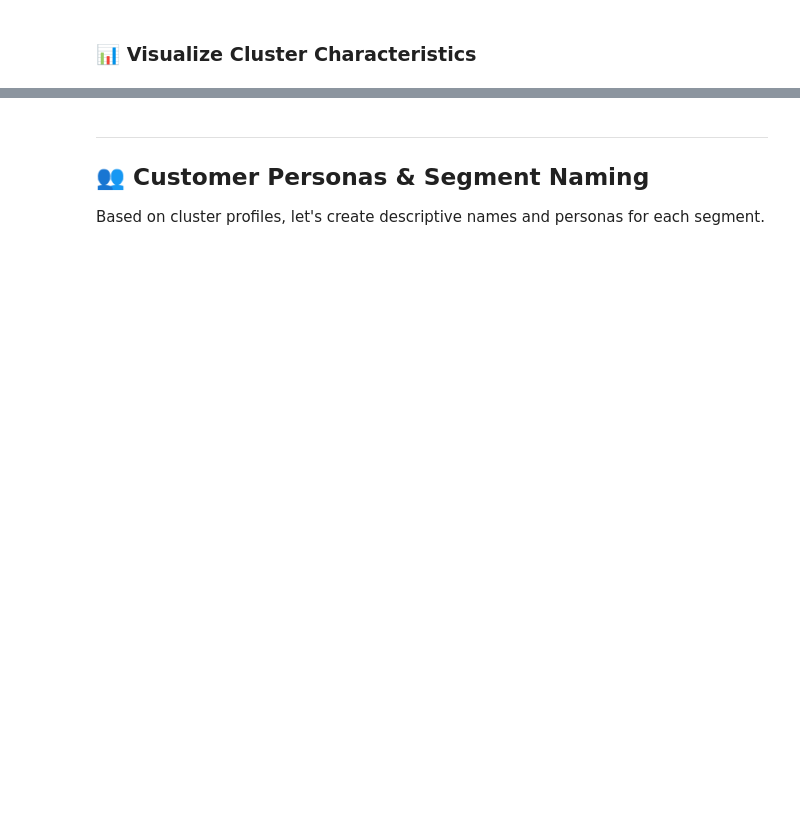
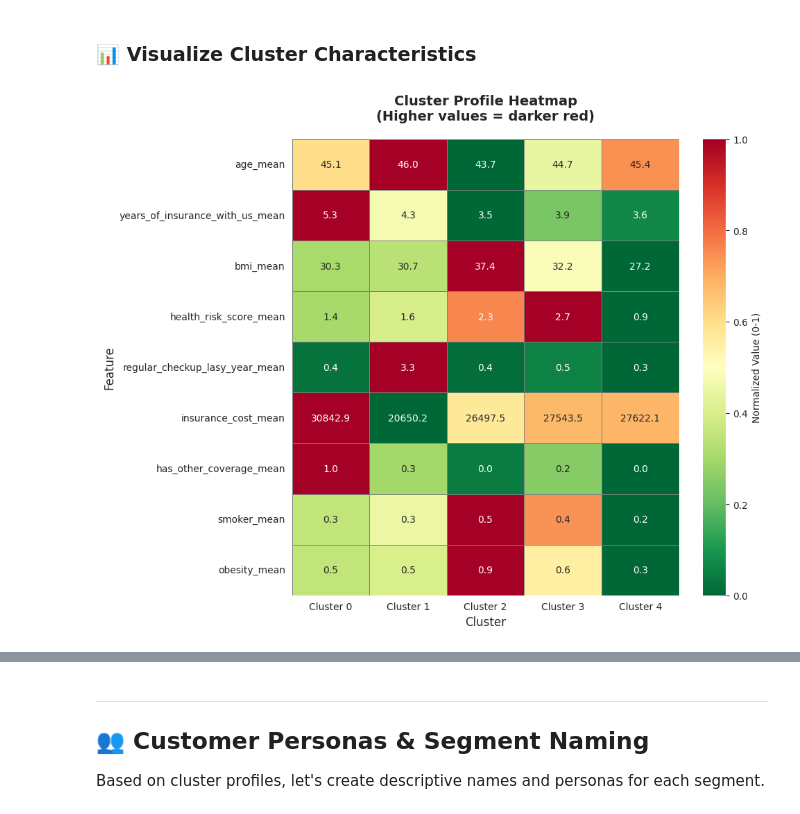
Before and after one commit to getgreater85/insurance-cx-portfolio, a Jupyter notebook: notebooks/phase2/01_customer_segmentation.ipynb, the cells around one changed output, grey strips where cells are left out. Drawn from its saved outputs; the diff is of its cells as text; code cells hidden in the pictures; blank space fills up the shorter version.

```diff
--- a/notebooks/phase2/01_customer_segmentation.ipynb
+++ b/notebooks/phase2/01_customer_segmentation.ipynb
@@ -57,6 +59,6 @@ print("✓ Libraries imported successfully")
 # %%
 # Load cleaned data from Phase 1
-df = pd.read_csv('../../data/processed/insurance_data_clean.csv')
+df = pd.read_csv('/content/sample_data/insurance_data_clean.csv')
 
 print(f"Dataset loaded: {df.shape[0]:,} customers × {df.shape[1]} features")
 print(f"\nFirst few rows:")
@@ -373,33 +488,37 @@ print(cluster_profile[['size', 'pct_of_total']])
 ### 📊 Visualize Cluster Characteristics
 # %%
 # Create heatmap of cluster profiles
-# Select key metrics for heatmap
-heatmap_cols = [
-    'age', 'years_of_insurance_with_us', 'bmi', 'health_risk_score',
-    'regular_checkup_lasy_year', 'insurance_cost_mean',
-    'has_other_coverage', 'smoker', 'obesity'
-]
+heatmap_cols = ['age_mean', 'years_of_insurance_with_us_mean', 'bmi_mean', 'health_risk_score_mean',
+                'regular_checkup_lasy_year_mean', 'insurance_cost_mean',
+                'has_other_coverage_mean', 'smoker_mean', 'obesity_mean']
 
 heatmap_data = cluster_profile[heatmap_cols].T
+heatmap_data.columns = [f'Cluster {i}' for i in range(len(cluster_profile))]
 
-# Normalize for better visualization (0-1 scale per row)
-heatmap_normalized = (heatmap_data - heatmap_data.min(axis=1).values.reshape(-1, 1)) / \
-                     (heatmap_data.max(axis=1) - heatmap_data.min(axis=1)).values.reshape(-1, 1)
+# Normalize for better visualization (0-1 scale per row) - FIXED
+heatmap_normalized = heatmap_data.copy()
+for idx in heatmap_data.index:
+    row_min = heatmap_data.loc[idx].min()
+    row_max = heatmap_data.loc[idx].max()
+    if row_max > row_min:  # Avoid division by zero
+        heatmap_normalized.loc[idx] = (heatmap_data.loc[idx] - row_min) / (row_max - row_min)
 
 plt.figure(figsize=(10, 8))
 sns.heatmap(heatmap_normalized, annot=heatmap_data.values, fmt='.1f',
             cmap='RdYlGn_r', cbar_kws={'label': 'Normalized Value (0-1)'},
             linewidths=0.5, linecolor='gray')
 
 plt.title('Cluster Profile Heatmap\n(Higher values = darker red)', fontsize=14, fontweight='bold', pad=20)
 plt.xlabel('Cluster', fontsize=12)
 plt.ylabel('Feature', fontsize=12)
 plt.xticks(rotation=0)
 plt.yticks(rotation=0)
 
 plt.tight_layout()
-plt.savefig('../../outputs/figures/phase2/03_cluster_heatmap.png', dpi=300, bbox_inches='tight')
+plt.savefig('/content/sample_data/3.png', dpi=300, bbox_inches='tight')
 plt.show()
+# %% [output]
+[figure, added]
 # %%
 # Create radar charts for each cluster
 from math import pi
```
Also changed, not shown: parts of 16 cells of this notebook.
